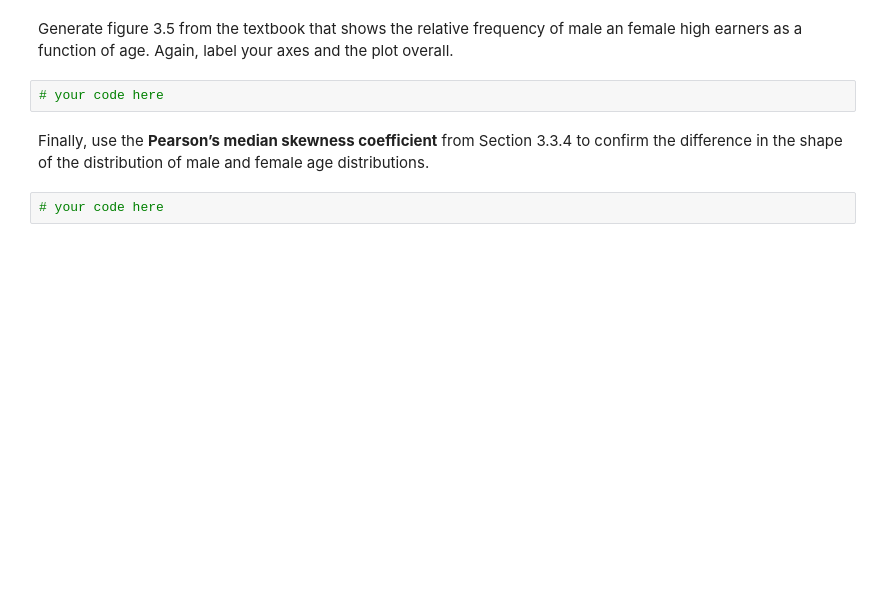
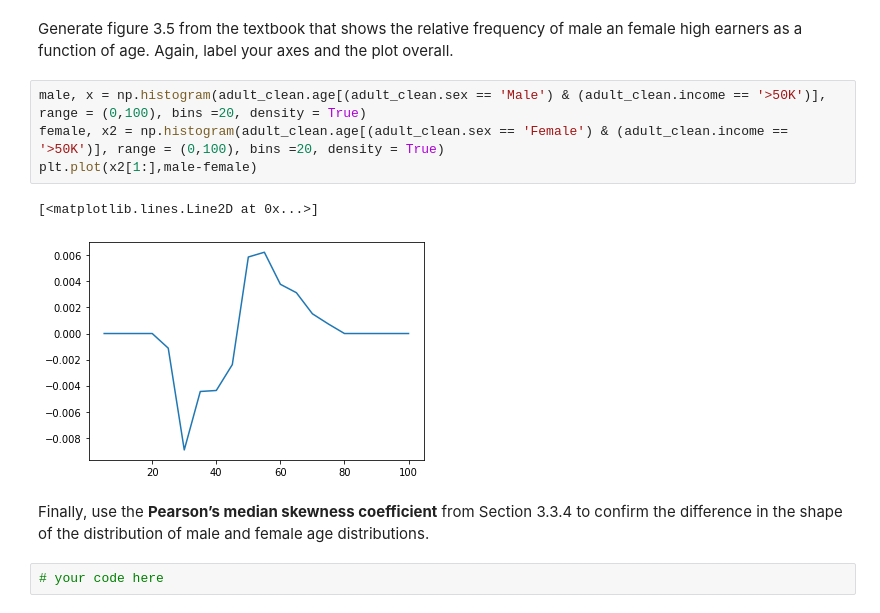
Before and after one commit to iamdraza/University-Practicals, a Jupyter notebook: COMP6200 Week 3.ipynb, the cells around one changed output. Saved outputs shown, nothing was run; the diff lists cells and outputs as text; blank space fills up the shorter version.

```diff
--- a/COMP6200 Week 3.ipynb
+++ b/COMP6200 Week 3.ipynb
@@ -188,7 +193,12 @@ Given this filtered dataset, repeat the analysis in the remainder of section 3.3
 # %% [markdown]
 Generate figure 3.5 from the textbook that shows the relative frequency of male an female high earners as a function of age.  Again, label your axes and the plot overall.
-# %%
-# your code here
+# %%
+male, x = np.histogram(adult_clean.age[(adult_clean.sex == 'Male') & (adult_clean.income == '>50K')], range = (0,100), bins =20, density = True)
+female, x2 = np.histogram(adult_clean.age[(adult_clean.sex == 'Female') & (adult_clean.income == '>50K')], range = (0,100), bins =20, density = True)
+plt.plot(x2[1:],male-female)
+# %% [output]
+[<matplotlib.lines.Line2D at 0x...>]
+[figure, added]
 # %% [markdown]
 Finally, use the **Pearson’s median skewness coefficient** from Section 3.3.4 to confirm the difference in the shape of the distribution of male and female age distributions.
 # %%
```
Also changed, not shown: parts of 2 cells of this notebook.
